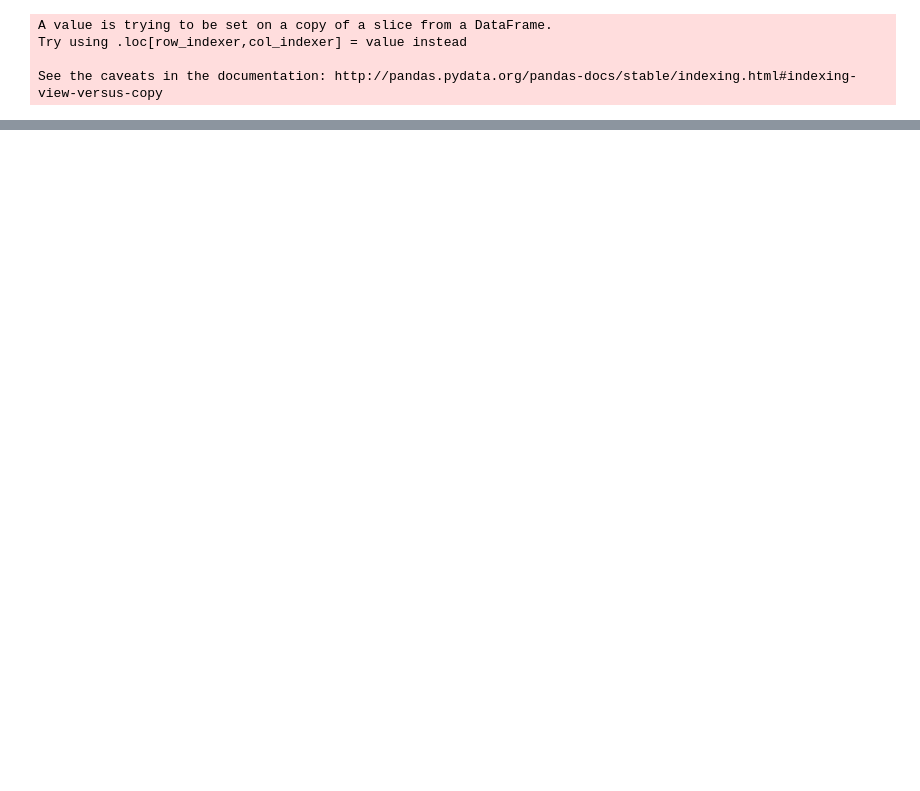
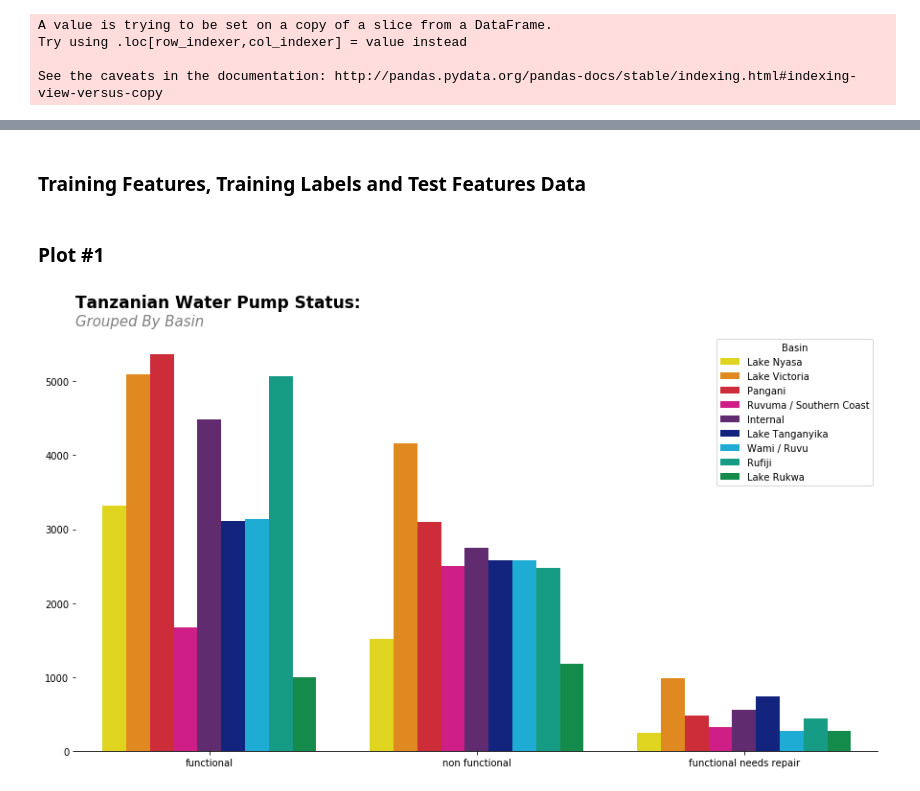
Before and after one commit to tbradshaw91/Predictive-Modeling-Sprint_Challenge, a Jupyter notebook: Predictive_Modeling_Sprint.ipynb, the cells around one changed output, grey strips where cells are left out. Cells and saved outputs as stored; diff of their text form; code cells hidden in the pictures; blank space fills up the shorter version.

```diff
--- a/Predictive_Modeling_Sprint.ipynb
+++ b/Predictive_Modeling_Sprint.ipynb
@@ -203,0 +617,31 @@ submission.reset_index(inplace = True)
+# %% [markdown]
+### **Training Features, Training Labels and Test Features Data**
+# %%
+test_features = pd.read_csv('https://raw.githubusercontent.com/tbradshaw91/Predictive-Modeling-Sprint_Challenge/master/test_features.csv')
+train_features = pd.read_csv('https://raw.githubusercontent.com/tbradshaw91/Predictive-Modeling-Sprint_Challenge/master/train_features.csv')
+train_labels = pd.read_csv('https://raw.githubusercontent.com/tbradshaw91/Predictive-Modeling-Sprint_Challenge/master/train_labels.csv')
+# %%
+df = pd.concat([train_features, train_labels], axis=1)
+# %%
+df = df.drop(df.columns[0], axis=1)
+# %% [markdown]
+### Plot #1
+# %%
+# Using the five thirty eight style
+# Little details
+plt.style.context('fivethirtyeight')
+colors = ['#fff100', '#ff8c00', '#e81123', '#ec008c', '#68217a','#00188f', '#00bcf2', '#00b294', '#009e49', '#bad80a']
+sns.set_palette(colors, 10)
+plt.figure(figsize=(15,8))
+
+# Setting plot and details
+ax = sns.countplot(x = "status_group", hue="basin", data=df)
+ax.text(s="Tanzanian Water Pump Status:", y=6000, x=-0.5, fontsize=17, fontweight='semibold');
+ax.text(s="Grouped By Basin", y=5750, x=-0.5, fontsize=15, fontstyle='italic', color='gray')
+l = ax.legend()
+l.set_title('Basin')
+sns.despine(ax=ax, left=True)
+ax.set_ylabel("");
+ax.set_xlabel("");
+# %% [output]
+[figure, added]
```
Also changed, not shown: parts of 111 cells of this notebook.
